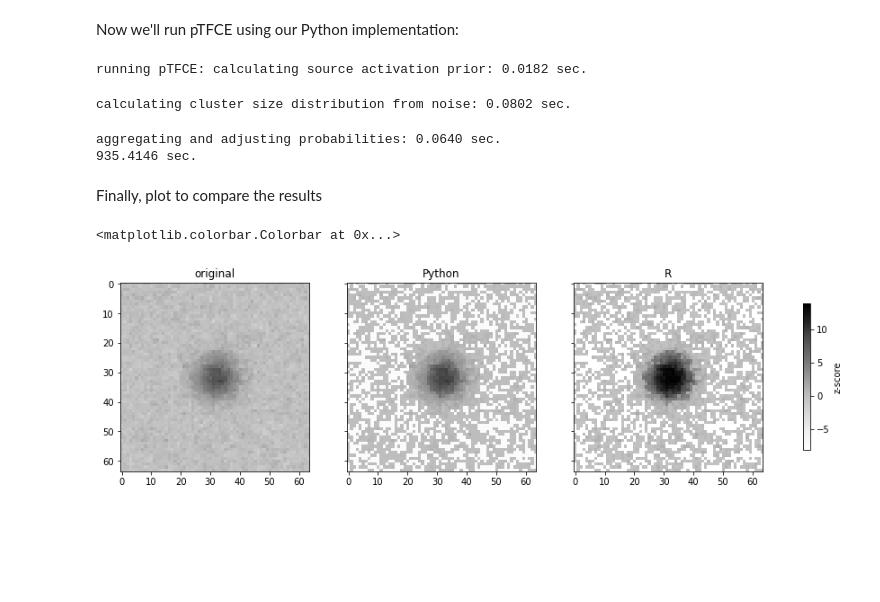
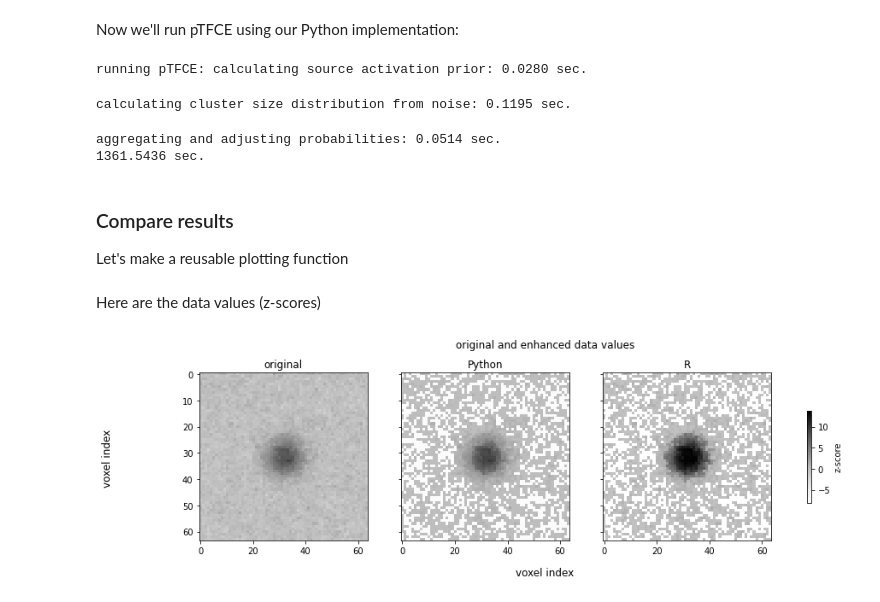
Before and after one commit to drammock/ptfce, a Jupyter notebook: comparison-GRF-sim.ipynb, the cells around one changed output. Drawn from its saved outputs; the diff is of its cells as text; code cells hidden in the pictures; blank space fills up the shorter version.

```diff
--- a/comparison-GRF-sim.ipynb
+++ b/comparison-GRF-sim.ipynb
@@ -20,7 +20,7 @@ from ptfce import plot_null_distr, ptfce, timer
 
 # configuration variables
 rng = np.random.default_rng(seed=15485863)  # the one millionth prime
-n_iter = 20
+n_iter = 30
 shape = (64, 64, 16)
 assert len(shape) == 3, 'need 3 dimensions for R code to work'
 r_shape = IntVector(shape)  # for passing to R cell
@@ -104,33 +110,44 @@ with timer('running pTFCE'):
 
 # convert back to original shape
 pvals = _ptfce.reshape(shape)
+# convert probabilities (p-values) into Z-scores
 enhanced_img = norm.isf(pvals)
+# also compute -log(p)
+neglogp = -1 * np.log(pvals)
 # %% [output]
-running pTFCE: calculating source activation prior: 0.0182 sec.
+running pTFCE: calculating source activation prior: 0.0280 sec.
-calculating cluster size distribution from noise: 0.0802 sec.
+calculating cluster size distribution from noise: 0.1195 sec.
-aggregating and adjusting probabilities: 0.0640 sec.
-935.4146 sec.
+aggregating and adjusting probabilities: 0.0514 sec.
+1361.5436 sec.
+# %% [markdown]
+### Compare results
+
+Let's make a reusable plotting function
+# %%
+def make_plots(**kwargs):
+    titles = list(kwargs)
+    arrays = list(kwargs.values())
+    # precompute color limits
+    clim = (min(arr.min() for arr in arrays),
+            max(arr.max() for arr in arrays))
+    # init figure
+    fig, axs = plt.subplots(1, len(kwargs), sharex=True, sharey=True)
+    fig.set_size_inches(15, 4)
+    # show a slice through the middle of the volume, where the "signal" was
+    slice_idx = arrays[0].shape[-1] // 2
+    # plot images
+    for ax, title, array in zip(axs, titles, arrays):
+        ax.imshow(array[..., slice_idx], cmap='Greys', clim=clim)
+        ax.set(title=title)
+    # garnish
+    fig.supxlabel('voxel index')
+    fig.supylabel('voxel index')
+    return fig
 # %% [markdown]
-Finally, plot to compare the results
+Here are the data values (z-scores)
 # %%
-# precompute color limits
-clim = (min(data.min(), enhanced_img.min(), enhanced_img_R.min()),
-        max(data.max(), enhanced_img.max(), enhanced_img_R.max()))
-
-titles = ('original', 'Python', 'R')
-arrays = (data, enhanced_img, enhanced_img_R)
-
-fig, axs = plt.subplots(1, 3, sharex=True, sharey=True)
-fig.set_size_inches(16, 6)
-
-# show a slice through the middle of the volume, where the "signal" was
-slice_idx = shape[-1] // 2
-
-for ax, title, array in zip(axs, titles, arrays):
-    ax.imshow(array[..., slice_idx], cmap='Greys', clim=clim)
-    ax.set(title=title)
-# fig.tight_layout()
-fig.colorbar(ax.images[0], ax=axs, shrink=0.5, label='z-score')
+fig = make_plots(original=data, Python=enhanced_img, R=enhanced_img_R)
+fig.suptitle('original and enhanced data values')
+_ = fig.colorbar(fig.axes[0].images[0], ax=fig.axes, shrink=0.5, label='z-score')
 # %% [output]
-<matplotlib.colorbar.Colorbar at 0x...>
-[figure, old version]
+[figure, new version]
```
Also changed, not shown: parts of 11 cells of this notebook.
